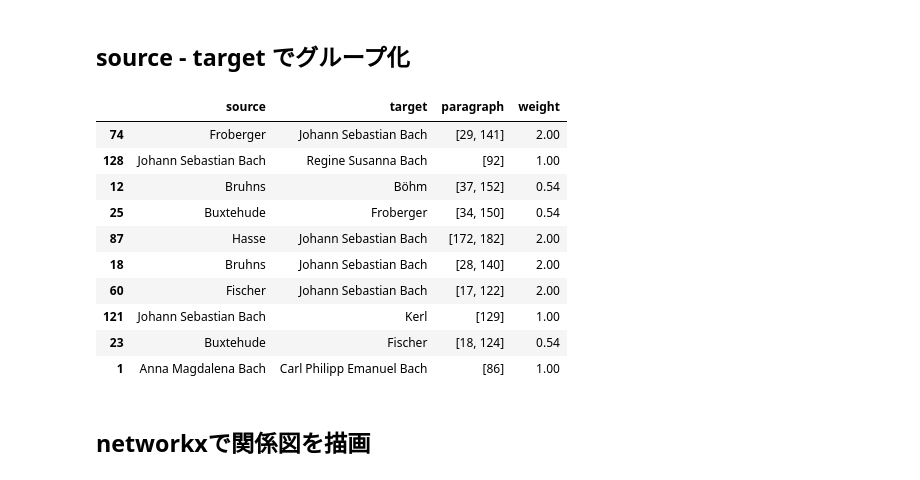
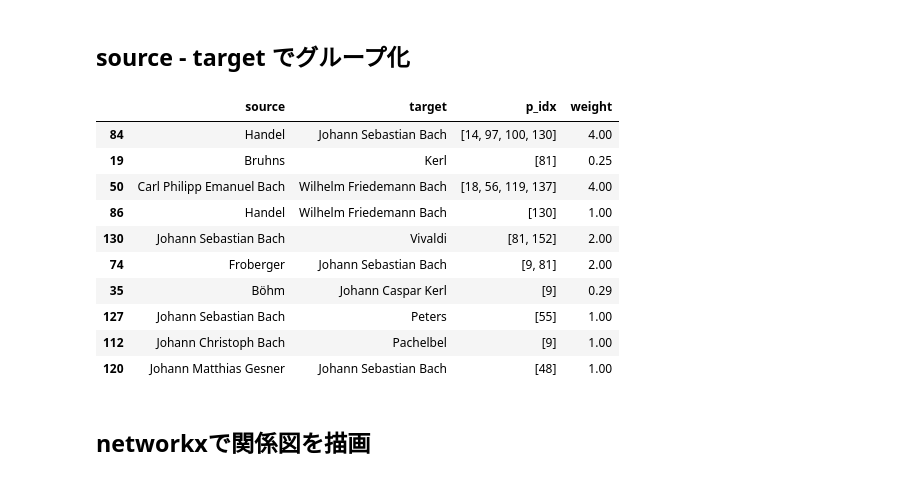
Before and after one commit to araobp/Learning-MarTech, a Jupyter notebook: spaCy/spaCy_networkx3.ipynb, the cells around one changed output. Drawn from its saved outputs; the diff is of its cells as text; code cells hidden in the pictures.

```diff
--- a/spaCy/spaCy_networkx3.ipynb
+++ b/spaCy/spaCy_networkx3.ipynb
@@ -38,13 +38,13 @@ paragraphes[100:105]
  "I have written exclusively so far of Bach's Clavier and Organ work.  But in its expression music has two branches, instrumental and vocal, and as Bach excels in both of them, the reader will desire  ...
  'It was at Weimar that Bach first had occasion to write for the voice, upon his appointment to the Kapelle, which imposed on him the provision of music for the ducal chapel.  His church music, like h ...
 # %%
-doc = nlp(paragraphes[36])
+doc = nlp(paragraphs[36])
 displacy.render(doc, style="ent", jupyter=True)
 # %% [output]
 As Cantor Bach PERSON had an official residence in the left wing of the School House FAC . In 1723 DATE , the Cantor PERSON 's wing was of two CARDINAL storeys only, dwarfed by the greater elevation o ...
 # %%
 all_names = set()
-for doc in nlp.pipe(paragraphes):
+for doc in nlp.pipe(paragraphs):
     for name in [ent.text for ent in doc.ents if ent.label_ == 'PERSON']:
         all_names.add(name)
 all_names
@@ -263,14 +267,16 @@ def isPairInGroup(node_a, node_b, groups):
     return (is_group_member, weight)
 
 network = []
-for doc in nlp.pipe(paragraphes):
+p_idx = 0
+for doc in nlp.pipe(paragraphs):
     for cleaned_names in (True, ):  # CLEANED_NAMESに人名漏れないかチェックしたいときには (True, False)にする
         groups, persons = findPersonsInGroup(doc, all_names=True, cleaned_names=cleaned_names)
         for node_pair in itertools.combinations(persons, r=2):
             weight = isPairInGroup(node_pair[0], node_pair[1], groups)
-            network.append([node_pair[0], node_pair[1], weight[1]])
+            network.append([p_idx, node_pair[0], node_pair[1], weight[1]])
+    p_idx += 1
 # %%
 import pandas as pd
-df = pd.DataFrame(network, columns=['source', 'target', 'weight']).round(2)
+df = pd.DataFrame(network, columns=['p_idx', 'source', 'target', 'weight']).round(2)
 df.sample(10)
 # %% [output]
@@ -312,23 +318,22 @@ df.sample(10)
 # %% [markdown]
 ## source - target でグループ化
 # %%
-relationships_df = df.reset_index().groupby(['source', 'target'])[['index', 'weight']].agg(list)
+relationships_df = df.reset_index().groupby(['source', 'target'])[['p_idx', 'weight']].agg(list)
 relationships_df['weight'] = relationships_df['weight'].apply(sum)
-relationships_df = relationships_df.rename(columns={'index': 'paragraph'})
 relationships_df = relationships_df.reset_index()
 relationships_df.sample(10)
 # %% [output]
-|  | source | target | paragraph | weight |
-| 74 | Froberger | Johann Sebastian Bach | [29, 141] | 2.00 |
-| 128 | Johann Sebastian Bach | Regine Susanna Bach | [92] | 1.00 |
-| 12 | Bruhns | Böhm | [37, 152] | 0.54 |
-| 25 | Buxtehude | Froberger | [34, 150] | 0.54 |
-| 87 | Hasse | Johann Sebastian Bach | [172, 182] | 2.00 |
-| 18 | Bruhns | Johann Sebastian Bach | [28, 140] | 2.00 |
-| 60 | Fischer | Johann Sebastian Bach | [17, 122] | 2.00 |
-| 121 | Johann Sebastian Bach | Kerl | [129] | 1.00 |
-| 23 | Buxtehude | Fischer | [18, 124] | 0.54 |
-| 1 | Anna Magdalena Bach | Carl Philipp Emanuel Bach | [86] | 1.00 |
+|  | source | target | p_idx | weight |
+| 84 | Handel | Johann Sebastian Bach | [14, 97, 100, 130] | 4.00 |
+| 19 | Bruhns | Kerl | [81] | 0.25 |
+| 50 | Carl Philipp Emanuel Bach | Wilhelm Friedemann Bach | [18, 56, 119, 137] | 4.00 |
+| 86 | Handel | Wilhelm Friedemann Bach | [130] | 1.00 |
+| 130 | Johann Sebastian Bach | Vivaldi | [81, 152] | 2.00 |
+| 74 | Froberger | Johann Sebastian Bach | [9, 81] | 2.00 |
+| 35 | Böhm | Johann Caspar Kerl | [9] | 0.29 |
+| 127 | Johann Sebastian Bach | Peters | [55] | 1.00 |
+| 112 | Johann Christoph Bach | Pachelbel | [9] | 1.00 |
+| 120 | Johann Matthias Gesner | Johann Sebastian Bach | [48] | 1.00 |
 # %% [markdown]
 ## networkxで関係図を描画
 # %%
```
Also changed, not shown: parts of 8 cells of this notebook, 6 other files.
